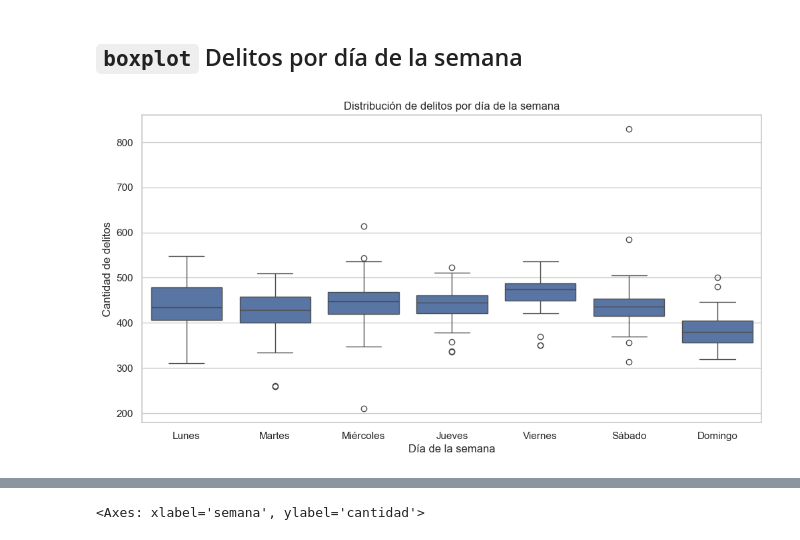
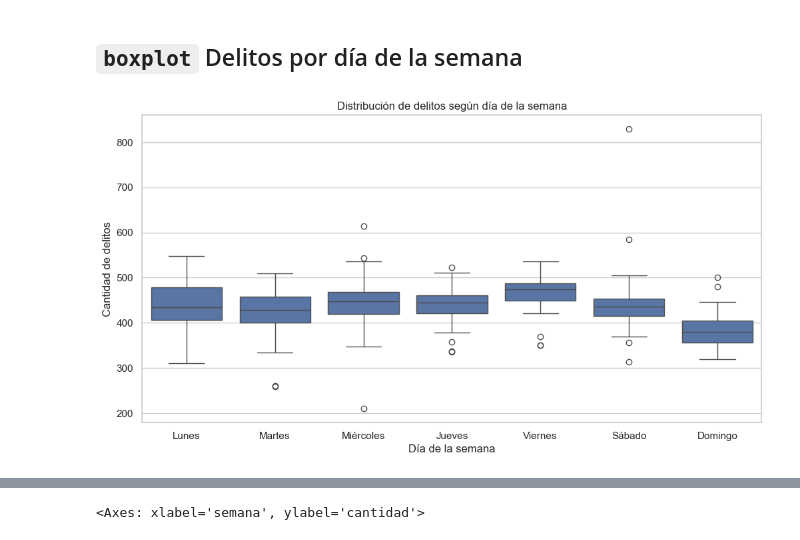
Before and after one commit to matiasobregon/diplo-ia_up_tp1, a Jupyter notebook: tp1_desarrollo.ipynb, the cells around one changed output, grey strips where cells are left out. Saved outputs shown, nothing was run; the diff lists cells and outputs as text; code cells hidden in the pictures.

```diff
--- a/tp1_desarrollo.ipynb
+++ b/tp1_desarrollo.ipynb
@@ -1312,26 +1312,26 @@ dfb
 # %%
 # Agrupar delitos por fecha y día
 df_boxplot = (
     df.groupby(['fecha', 'dia'], observed=True)
       .size()
       .reset_index(name='cantidad_delitos')
 )
 
 # Crear gráfico
 plt.figure(figsize=(12, 6))
 
 sns.boxplot(
     data=df_boxplot,
     x='dia',
     y='cantidad_delitos',
     #hue='dia'
     #order=orden_dias
 )
 
-plt.title('Distribución de delitos por día de la semana')
+plt.title('Distribución de delitos según día de la semana')
 plt.xlabel('Día de la semana')
 plt.ylabel('Cantidad de delitos')
 
 plt.show()
 # %% [output]
-[figure, old version]
+[figure, new version]
```
Also changed, not shown: parts of 15 cells of this notebook.
